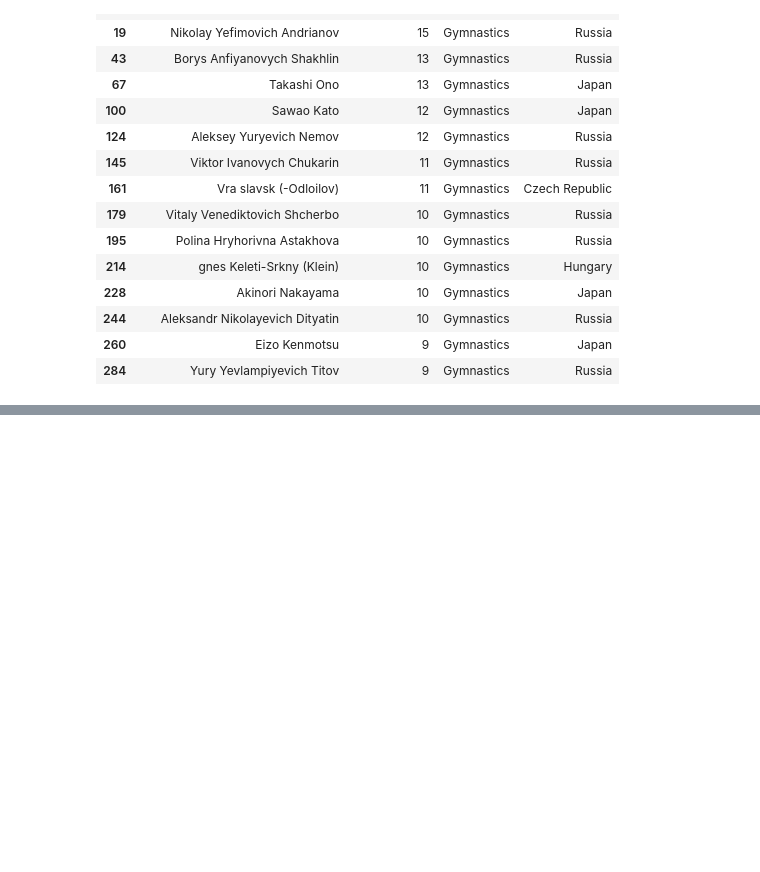
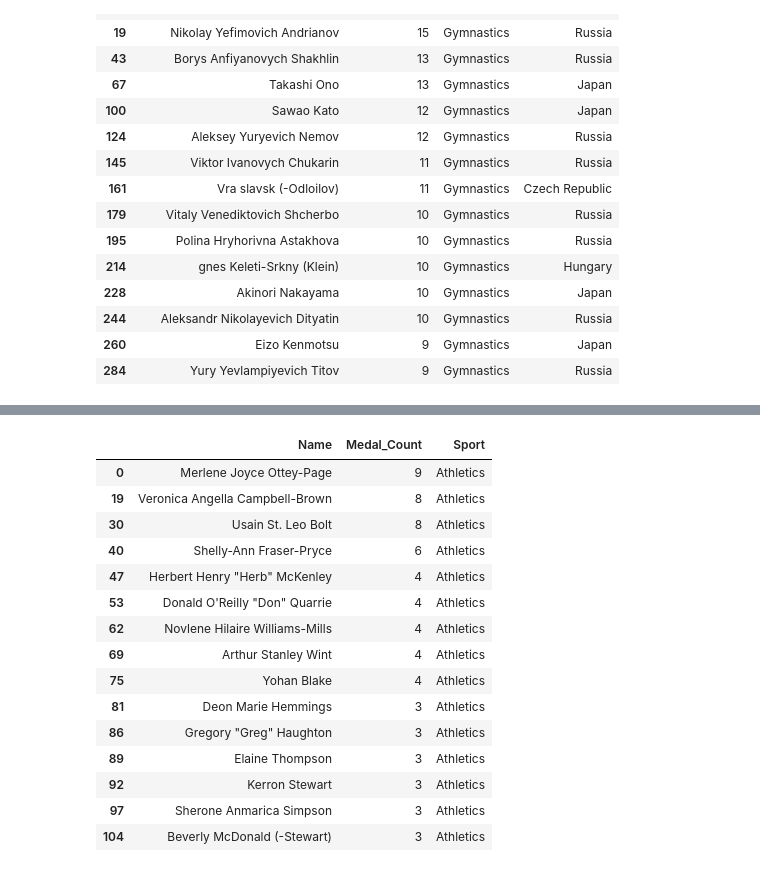
Before and after one commit to SNandini04/Olympics_Data_Analysis_Web_Application, a Jupyter notebook: data_analysis.ipynb, the cells around one changed output, grey strips where cells are left out. Cells and saved outputs as stored; diff of their text form; code cells hidden in the pictures; blank space fills up the shorter version.

```diff
--- a/data_analysis.ipynb
+++ b/data_analysis.ipynb
@@ -581,0 +638,27 @@ most_successful(df,'Gymnastics')
+# %%
+def most_successful(df,region):
+    temp_df = df.dropna(subset=['Medal'])
+    temp_df= temp_df[temp_df['region']== region]
+
+    x=temp_df['Name'].value_counts().reset_index().head(15).merge(df,left_on ='Name',right_on='Name',how='left')[['Name','count','Sport']].drop_duplicates('Name')
+    x.rename(columns={'count':'Medal_Count','region':'Country'},inplace=True)
+    return x
+# %%
+most_successful(df,'Jamaica')
+# %% [output]
+|  | Name | Medal_Count | Sport |
+| 0 | Merlene Joyce Ottey-Page | 9 | Athletics |
+| 19 | Veronica Angella Campbell-Brown | 8 | Athletics |
+| 30 | Usain St. Leo Bolt | 8 | Athletics |
+| 40 | Shelly-Ann Fraser-Pryce | 6 | Athletics |
+| 47 | Herbert Henry "Herb" McKenley | 4 | Athletics |
+| 53 | Donald O'Reilly "Don" Quarrie | 4 | Athletics |
+| 62 | Novlene Hilaire Williams-Mills | 4 | Athletics |
+| 69 | Arthur Stanley Wint | 4 | Athletics |
+| 75 | Yohan Blake | 4 | Athletics |
+| 81 | Deon Marie Hemmings | 3 | Athletics |
+| 86 | Gregory "Greg" Haughton | 3 | Athletics |
+| 89 | Elaine Thompson | 3 | Athletics |
+| 92 | Kerron Stewart | 3 | Athletics |
+| 97 | Sherone Anmarica Simpson | 3 | Athletics |
+| 104 | Beverly McDonald (-Stewart) | 3 | Athletics |
```
Also changed, not shown: parts of 26 cells of this notebook, 5 other files.
